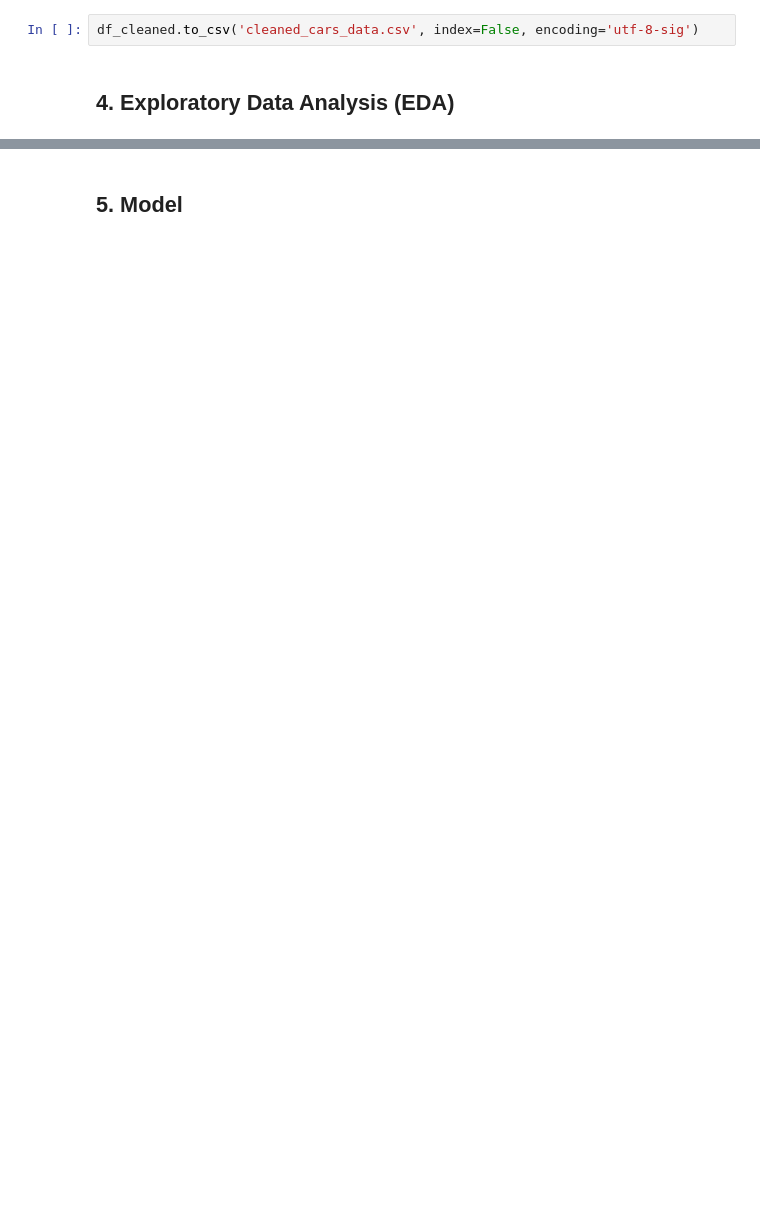
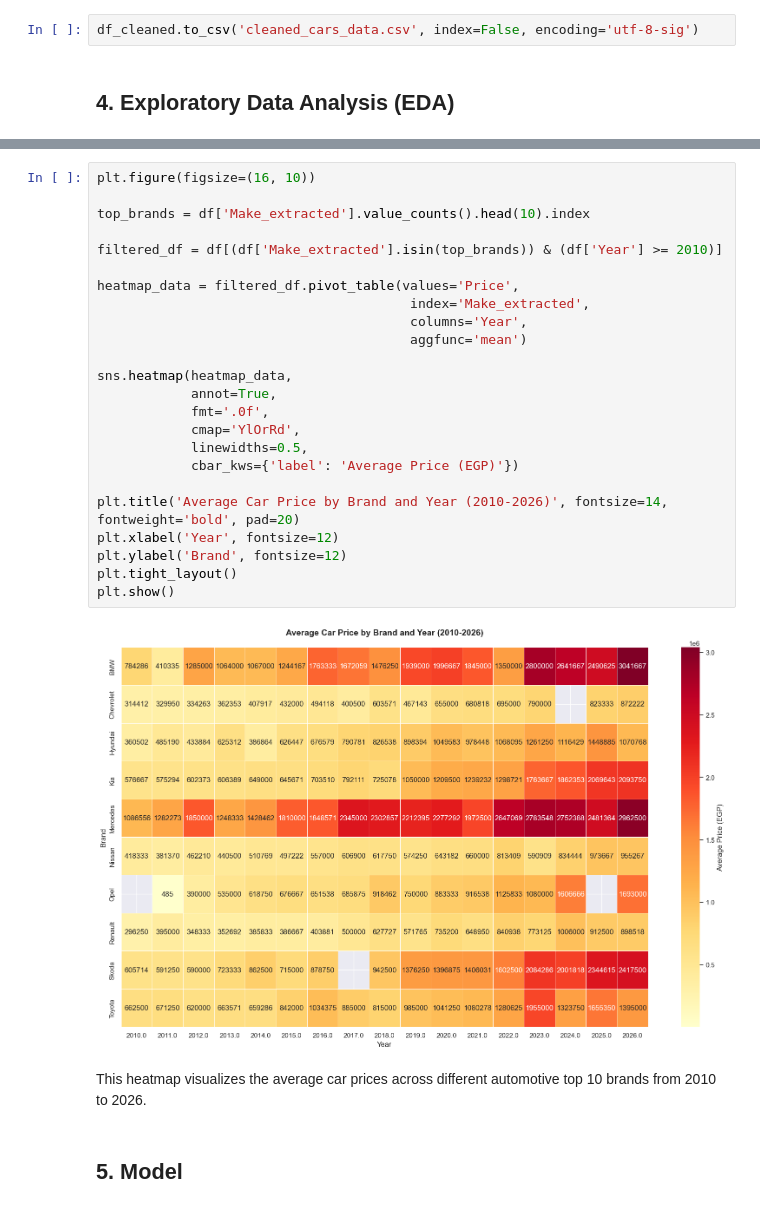
Before and after one commit to AI-0o0/AlexU_DSM_FinalProject, a Jupyter notebook: DataScienceMethodology_Fall2025_Final.ipynb, the cells around one changed output, grey strips where cells are left out. Cells and saved outputs as stored; diff of their text form; blank space fills up the shorter version.

```diff
--- a/DataScienceMethodology_Fall2025_Final.ipynb
+++ b/DataScienceMethodology_Fall2025_Final.ipynb
@@ -732,3 +863,31 @@ df_cleaned = pd.read_csv('cleaned_cars_data.csv')
+# %%
+plt.figure(figsize=(16, 10))
+
+top_brands = df['Make_extracted'].value_counts().head(10).index
+
+filtered_df = df[(df['Make_extracted'].isin(top_brands)) & (df['Year'] >= 2010)]
+
+heatmap_data = filtered_df.pivot_table(values='Price',
+                                        index='Make_extracted',
+                                        columns='Year',
+                                        aggfunc='mean')
+
+sns.heatmap(heatmap_data,
+            annot=True,
+            fmt='.0f',
+            cmap='YlOrRd',
+            linewidths=0.5,
+            cbar_kws={'label': 'Average Price (EGP)'})
+
+plt.title('Average Car Price by Brand and Year (2010-2026)', fontsize=14, fontweight='bold', pad=20)
+plt.xlabel('Year', fontsize=12)
+plt.ylabel('Brand', fontsize=12)
+plt.tight_layout()
+plt.show()
+# %% [output]
+[figure, added]
+# %% [markdown]
+This heatmap visualizes the average car prices across different automotive top 10 brands from 2010 to 2026.
 # %% [markdown]
 ##  5. Model
 # %% [markdown]
```
Also changed, not shown: parts of 14 cells of this notebook, 1 other file.
